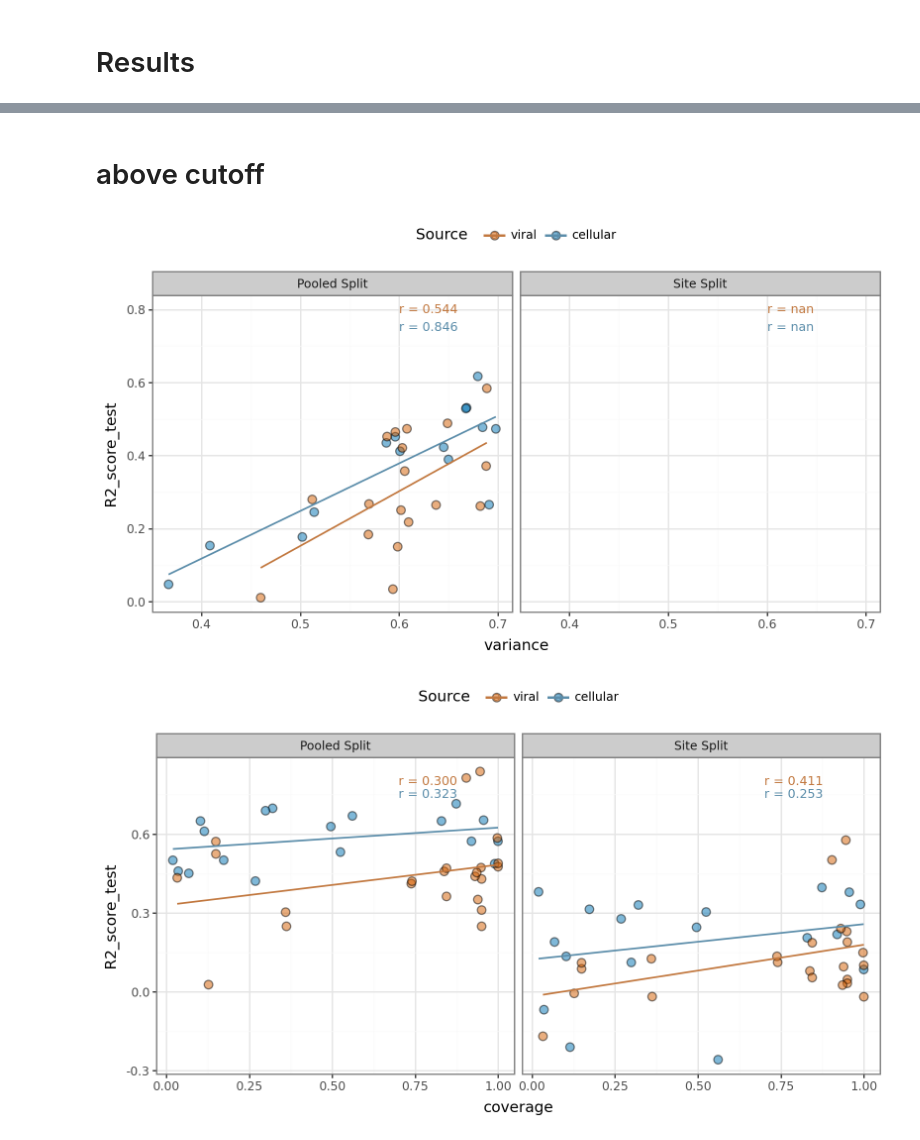
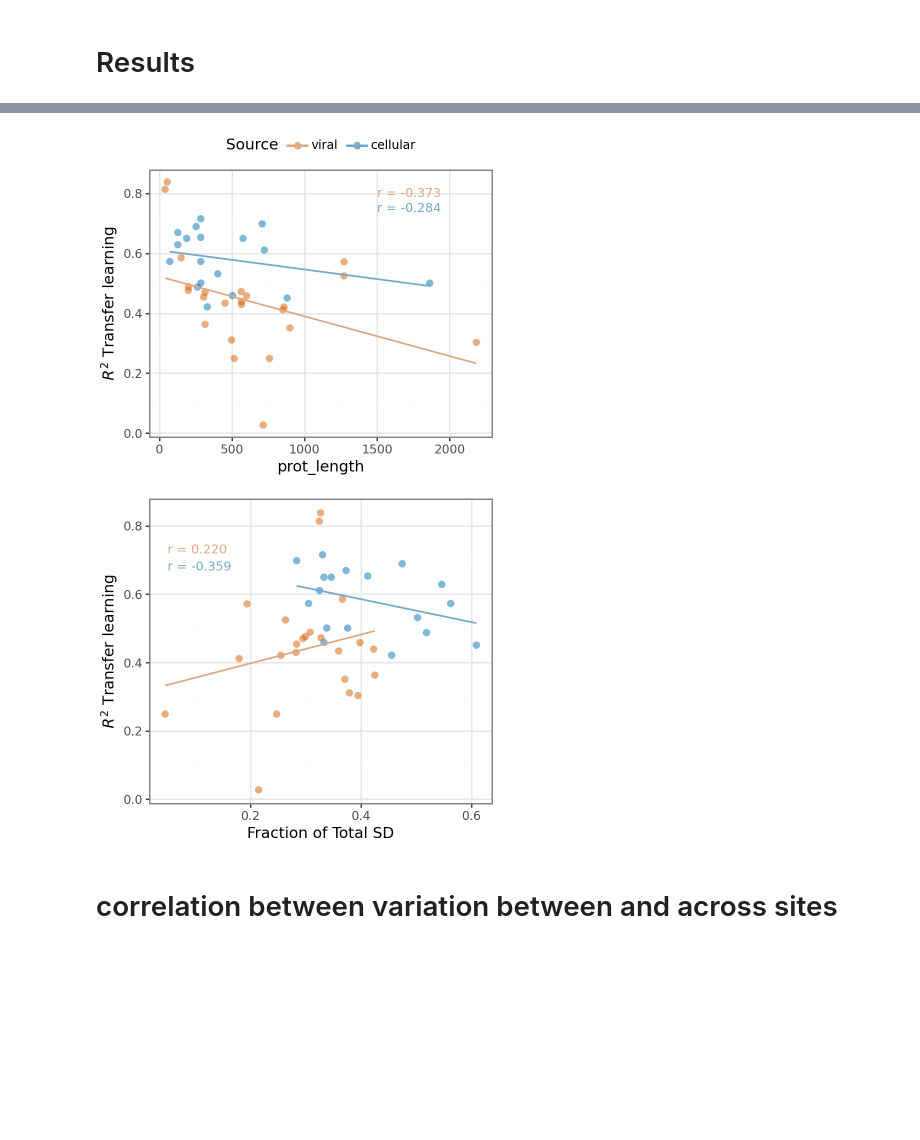
Before and after one commit to ziul-bio/DMS-SiteEffect-PLM, a Jupyter notebook: notebooks/var.ipynb, the cells around one changed output, grey strips where cells are left out. Saved outputs shown, nothing was run; the diff lists cells and outputs as text; code cells hidden in the pictures; blank space fills up the shorter version.

```diff
--- a/notebooks/var.ipynb
+++ b/notebooks/var.ipynb
@@ -140,25 +99,25 @@ def annotation_df(res, target, x=0.41, y=0.65):
     ann_df['R2_score_test'] = ann_df['Source'].map({'cellular': y, 'viral': y+0.05,})
     return ann_df
 # %%
-res = lassocv.query('Split in @p')
-
-target = 'variance'
-ann_df = annotation_df(res, target,  y=0.7)
+target = 'RVSM'
+ann_df = annotation_df(res, target,  x=0.401, y=0.67)
 ann_df = ann_df.query('Split == "Pooled Split"')
 
-(
+p2 = (
     pln.ggplot(res, pln.aes(x=target, y='R2_score_test', fill='Source'))
     + pln.scale_fill_manual(values={"viral": "#D55E00", "cellular": "#0072B2"})
-    + pln.geom_point(size=3, alpha=0.5)
+    + pln.geom_point(size=3, alpha=0.5, stroke=0)
     + pln.geom_smooth(method='lm', se=False, alpha=1, size=0.7,  mapping=pln.aes(color='Source'))
-    + pln.scale_color_manual(values={"viral": "#C2783F", "cellular": "#5B8DAA"})
+    + pln.scale_color_manual(values={"viral": "#DEA880", "cellular": "#72AACB"})
     + pln.geom_text(data= ann_df , mapping=pln.aes(x=target, y='R2_score_test', label='label', color='Source'),
                     size=9, ha="left", inherit_aes=False)
     + pln.theme_bw()
-    + pln.theme(legend_position='top', figure_size=(8, 4.5))
+    + pln.theme(legend_position='none', figure_size=(4, 3.5))
     + pln.labs(
         y='$R^2$ Transfer learning',
-        x= 'Relative variability of site means'),
-        tag='B'
+        x= 'Relative variability of site means',
+        tag='B')
     )
+
+p2
 # %% [output]
@@ -168,2 +124,0 @@ ann_df = ann_df.query('Split == "Pooled Split"')
-# %%
-res = lassocv.query('Split in @a')
@@ -170 +127,3 @@ res = lassocv.query('Split in @a')
+# %%
+res_filteres = res.query('RVSM > 0.7')
 # %%
@@ -232,43 +173,51 @@ Notes:
-# %% [markdown]
-# above cutoff
 # %%
-target = 'variance'
-res_filteres = res.query('variance < 0.7')
-ann_df = annotation_df(res_filteres, target, x=0.6, y=0.75)
+target = 'prot_length'
+ann_df = annotation_df(res_filteres, target, x=1500, y=0.75)
+ann_df = ann_df.query('Split == "Pooled Split"')
 
 (
     pln.ggplot(res_filteres, pln.aes(x=target, y='R2_score_test', fill='Source'))
     + pln.scale_fill_manual(values={"viral": "#D55E00", "cellular": "#0072B2"})
-    + pln.facet_grid('~Split')
-    + pln.geom_point(size=3, alpha=0.5)
+    + pln.geom_point(size=3, alpha=0.5, stroke=0)
     + pln.geom_smooth(method='lm', se=False, alpha=1, size=0.7,  mapping=pln.aes(color='Source'))
-    + pln.scale_color_manual(values={"viral": "#C2783F", "cellular": "#5B8DAA"})
+    + pln.scale_color_manual(values={"viral": "#DEA880", "cellular": "#72AACB"})
 
     + pln.geom_text(data=ann_df, mapping=pln.aes(x=target, y='R2_score_test', label='label', color='Source'),
                     size=9, ha="left", inherit_aes=False)
     + pln.theme_bw()
-    + pln.theme(legend_position='top', figure_size=(8, 4.5))
+    + pln.theme(legend_position='top', figure_size=(4, 3.5))
+    + pln.labs(
+        y='$R^2$ Transfer learning',
+      )
     )
 # %% [output]
-[figure, old version]
+[figure, new version]
 # %%
-target = 'coverage'
-res_filteres = res.query('variance > 0.7')
-ann_df = annotation_df(res_filteres, target, x=0.7, y=0.75)
+target = 'fractionSD'
+ann_df = annotation_df(res_filteres, target, x=0.05, y=0.68)
+ann_df = ann_df.query('Split == "Pooled Split"')
 
-(
+
+p3 = (
     pln.ggplot(res_filteres, pln.aes(x=target, y='R2_score_test', fill='Source'))
     + pln.scale_fill_manual(values={"viral": "#D55E00", "cellular": "#0072B2"})
-    + pln.facet_grid('~Split')
-    + pln.geom_point(size=3, alpha=0.5)
+    + pln.geom_point(size=3, alpha=0.5, stroke=0)
     + pln.geom_smooth(method='lm', se=False, alpha=1, size=0.7,  mapping=pln.aes(color='Source'))
-    + pln.scale_color_manual(values={"viral": "#C2783F", "cellular": "#5B8DAA"})
+    + pln.scale_color_manual(values={"viral": "#DEA880", "cellular": "#72AACB"})
 
     + pln.geom_text(data=ann_df, mapping=pln.aes(x=target, y='R2_score_test', label='label', color='Source'),
                     size=9, ha="left", inherit_aes=False)
     + pln.theme_bw()
-    + pln.theme(legend_position='top', figure_size=(8, 4.5))
+    + pln.theme(legend_position='none', figure_size=(4, 3.5))
+
+    + pln.labs(
+        y='$R^2$ Transfer learning',
+        x = 'Fraction of Total SD'
+      )
     )
+p3
 # %% [output]
-[figure, old version]
+[figure, new version]
+# %% [markdown]
+# correlation between variation between and across sites
 # %%
```
Also changed, not shown: parts of 27 cells of this notebook.
